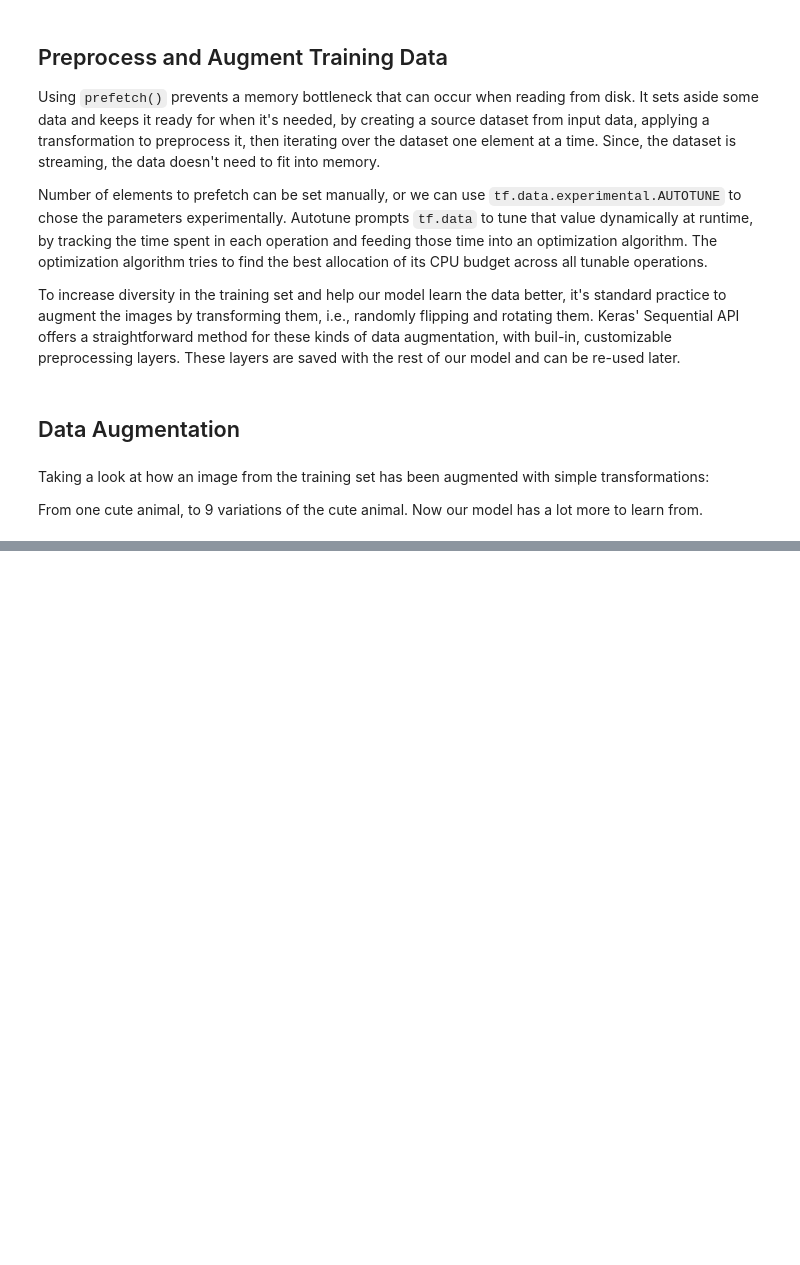
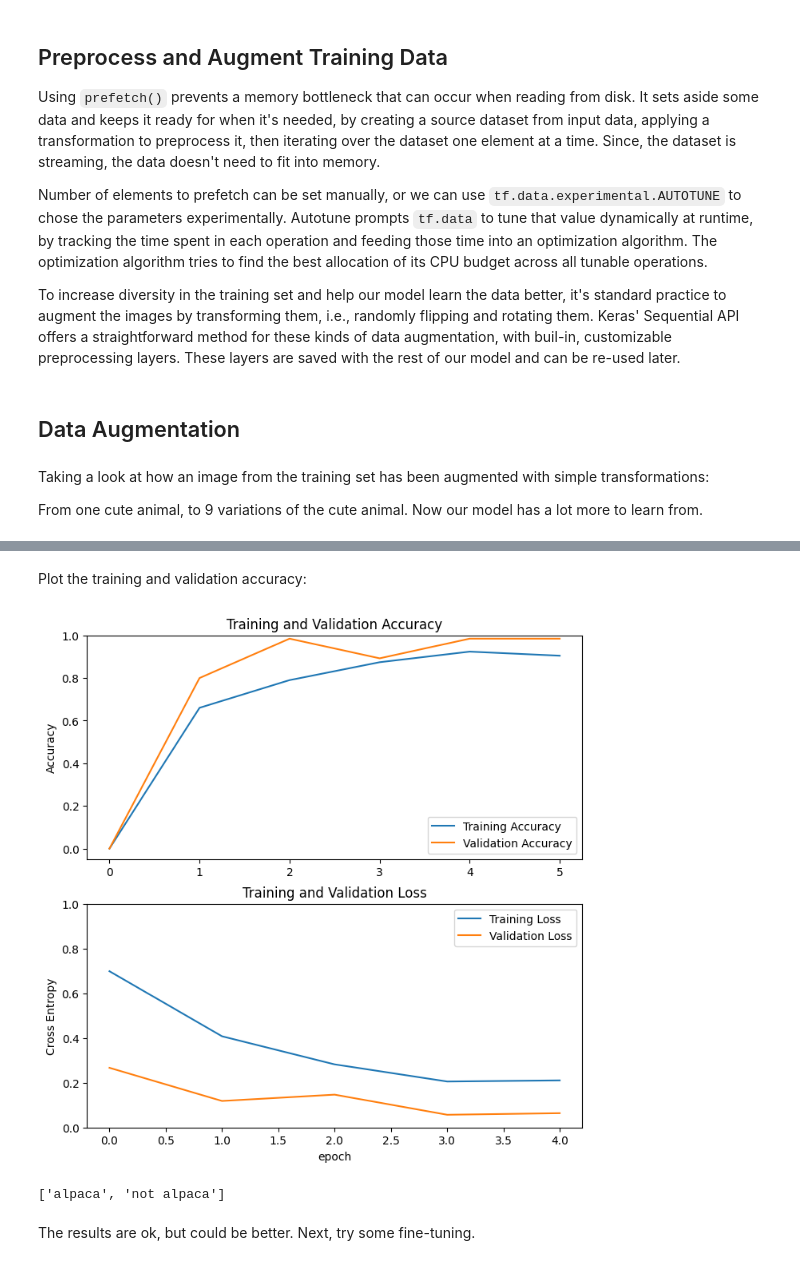
Before and after one commit to rvraghvender/DeepLearningProjects, a Jupyter notebook: ConvolutionNeuralNetworks/TransferLearning/TransferLearning_Transfer_learning_with_MobileNet.ipynb, the cells around one changed output, grey strips where cells are left out. Saved outputs shown, nothing was run; the diff lists cells and outputs as text; code cells hidden in the pictures; blank space fills up the shorter version.

Commit message:
Fine tuning the Model

```diff
--- a/ConvolutionNeuralNetworks/TransferLearning/TransferLearning_Transfer_learning_with_MobileNet.ipynb
+++ b/ConvolutionNeuralNetworks/TransferLearning/TransferLearning_Transfer_learning_with_MobileNet.ipynb
@@ -108,0 +194,6 @@ Now, we can use our tool from MobileNet application in TensorFlow, to normalize
+# %%
+base_model.trainable = False
+image_var = tf.Variable(image_batch)
+pred = base_model(image_var)
+
+tf.keras.applications.mobilenet_v2.decode_predictions(pred.numpy(), top=2)
@@ -108,0 +287,2 @@ Now, we can use our tool from MobileNet application in TensorFlow, to normalize
+# %%
+model2 = alpaca_model(IMG_SIZE, data_augmentation)
@@ -108,0 +294,8 @@ Now, we can use our tool from MobileNet application in TensorFlow, to normalize
+# %%
+base_learning_rate = 0.01
+model2.compile(optimizer=tf.keras.optimizers.Adam(learning_rate=base_learning_rate),
+              loss=tf.keras.losses.BinaryCrossentropy(from_logits=True),
+              metrics=['accuracy'])
+# %%
+initial_epochs = 5
+history = model2.fit(train_dataset, validation_data=validation_dataset, epochs=initial_epochs)
@@ -108,0 +313,35 @@ Now, we can use our tool from MobileNet application in TensorFlow, to normalize
+# %% [markdown]
+Plot the training and validation accuracy:
+# %%
+acc = [0.] + history.history['accuracy']
+val_acc = [0.] + history.history['val_accuracy']
+
+loss = history.history['loss']
+val_loss = history.history['val_loss']
+
+plt.figure(figsize=(8, 8))
+plt.subplot(2, 1, 1)
+plt.plot(acc, label='Training Accuracy')
+plt.plot(val_acc, label='Validation Accuracy')
+plt.legend(loc='lower right')
+plt.ylabel('Accuracy')
+plt.ylim([min(plt.ylim()),1])
+plt.title('Training and Validation Accuracy')
+
+plt.subplot(2, 1, 2)
+plt.plot(loss, label='Training Loss')
+plt.plot(val_loss, label='Validation Loss')
+plt.legend(loc='upper right')
+plt.ylabel('Cross Entropy')
+plt.ylim([0,1.0])
+plt.title('Training and Validation Loss')
+plt.xlabel('epoch')
+plt.show()
+# %% [output]
+[figure, added]
+# %%
+class_names
+# %% [output]
+['alpaca', 'not alpaca']
+# %% [markdown]
+The results are ok, but could be better. Next, try some fine-tuning.
```
Also changed, not shown: parts of 30 cells of this notebook.
